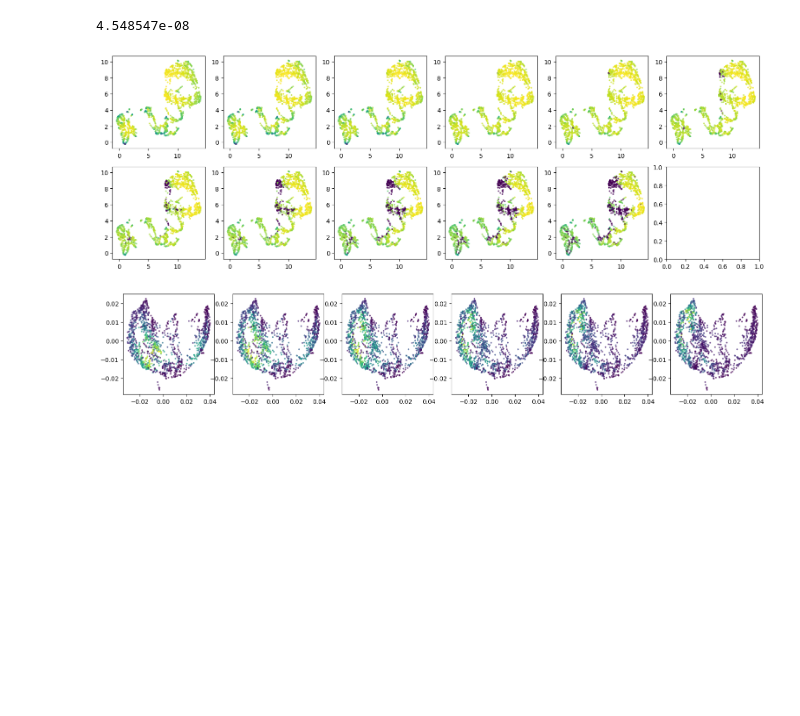
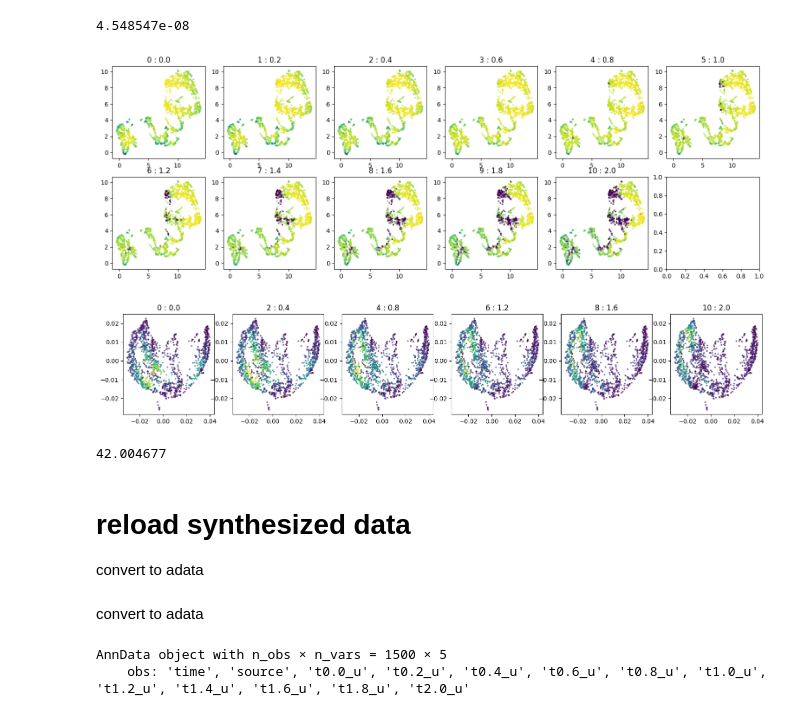
Before and after one commit to oZwZo/PINN_dynamics, a Jupyter notebook: Explore_Notebook/11.sythsize_data/1.simulate_dm.ipynb, the cells around one changed output. Drawn from its saved outputs; the diff is of its cells as text; code cells hidden in the pictures; blank space fills up the shorter version.

Commit message:
train model on syn data

```diff
--- a/Explore_Notebook/11.sythsize_data/1.simulate_dm.ipynb
+++ b/Explore_Notebook/11.sythsize_data/1.simulate_dm.ipynb
@@ -173,3 +177,13 @@ starting_cells.append(torch.randn(50, 5).float() / 8 + torch.randn((1,5)) / 4)
 starting_cells = torch.cat(starting_cells, dim=0).float()
 # %% [markdown]
 velocity
+# %%
+spline_knots = torch.load("data/synthesized_data/5Dim_ncs_synparam_Jan21/ncs_param_Jan21.ckpt")
+
+v_spline = models.MultiDim_CubicSpline(y=spline_knots['v'].T, x=spline_knots['x'].T)
+g_spline = models.MultiDim_CubicSpline(y=spline_knots['g'].T, x=spline_knots['x'].T, collapse=True)
+D_spline = models.MultiDim_CubicSpline(y=spline_knots['D'].T, x=spline_knots['x'].T, collapse=True)
+# %%
+syn_init_ckpt = torch.load("data/synthesized_data/5Dim_ncs_synparam_Jan21/syn_init_condition.ckpt")
+cellstate = syn_init_ckpt['cellstate']
+starting_cells = cellstate[:250]
@@ -186,8 +202,10 @@ plt.xlabel("time")
 # %% [output]
 Text(0.5, 0, 'time')
 [figure]
+# %%
+device = 'cuda:5'
 # %%
-m_cs = m_cs.to(device)
+m_cs = v_spline.to(device)
 def odefun(t, cs):
     return m_cs(cs)
 
@@ -473,19 +526,21 @@ u_sim[u_sim!=0].min()
 # %%
 fig, axs = plt.subplots(2, 6, figsize=(19,6), dpi=100)
 axs = axs.flatten()
 
 for i, u in enumerate(u_sim):
     axs[i].scatter(X_umap[:,0], X_umap[:,1], c=np.log(u_sim[i]+1e-10), s=3, alpha=0.6)
+    axs[i].set_title(f"{i} : {np.round(integrat_time[i],decimals=3)}")
 # %% [output]
-[figure, old version]
+[figure, new version]
 # %%
 fig, axs = plt.subplots(1, 6, figsize=(19,3), dpi=100)
 axs = axs.flatten()
 
 for i, u in enumerate(u_sim[::2]):
     axs[i].scatter(X_phate[:,0], X_phate[:,1], c=u_sim[i]+1e-10, s=3, alpha=0.6)
+    axs[i].set_title(f"{i*2} : {np.round(integrat_time[i*2],3)}")
 # %% [output]
-[figure, old version]
+[figure, new version]
 # %%
 synthesize_condition = {  "u_init": u_init.cpu(),
     "cellstate":cellstate.cpu(),
@@ -501,0 +558,7 @@ torch.save(synthesize_condition, "data/synthesized_data/5Dim_ncs_synparam_Jan21/
+# %%
+u_sim.max()
+# %% [output]
+42.004677
+# %% [markdown]
+# reload synthesized data
+convert to adata
@@ -501,0 +594,18 @@ torch.save(synthesize_condition, "data/synthesized_data/5Dim_ncs_synparam_Jan21/
+# %% [markdown]
+convert to adata
+# %%
+syn_ad = ad.AnnData( X = cellstate.numpy(),
+           obs =  obs,
+           var = var
+           )
+
+syn_ad.obsm['X_data'] = syn_ad.X
+syn_ad.obs['timepoint'] = syn_ad.obs['time'].astype(str)
+
+for i, t in enumerate(integrate_time.numpy()):
+    syn_ad.obs['t'+str(t)+'_u'] = density.numpy()[i]
+
+syn_ad
+# %% [output]
+AnnData object with n_obs × n_vars = 1500 × 5
+    obs: 'time', 'source', 't0.0_u', 't0.2_u', 't0.4_u', 't0.6_u', 't0.8_u', 't1.0_u', 't1.2_u', 't1.4_u', 't1.6_u', 't1.8_u', 't2.0_u'
```
Also changed, not shown: parts of 20 cells of this notebook, 4 other files.
